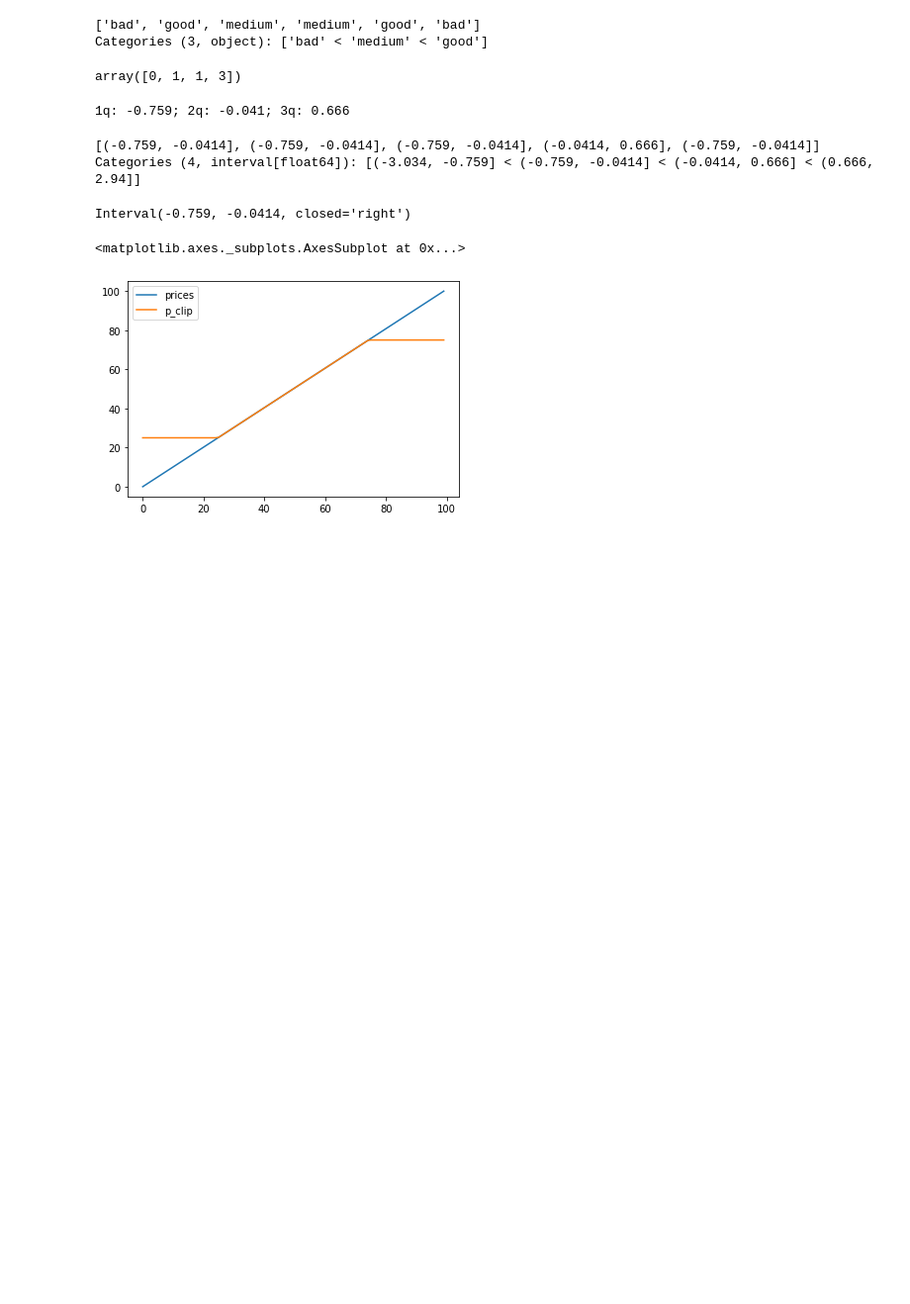
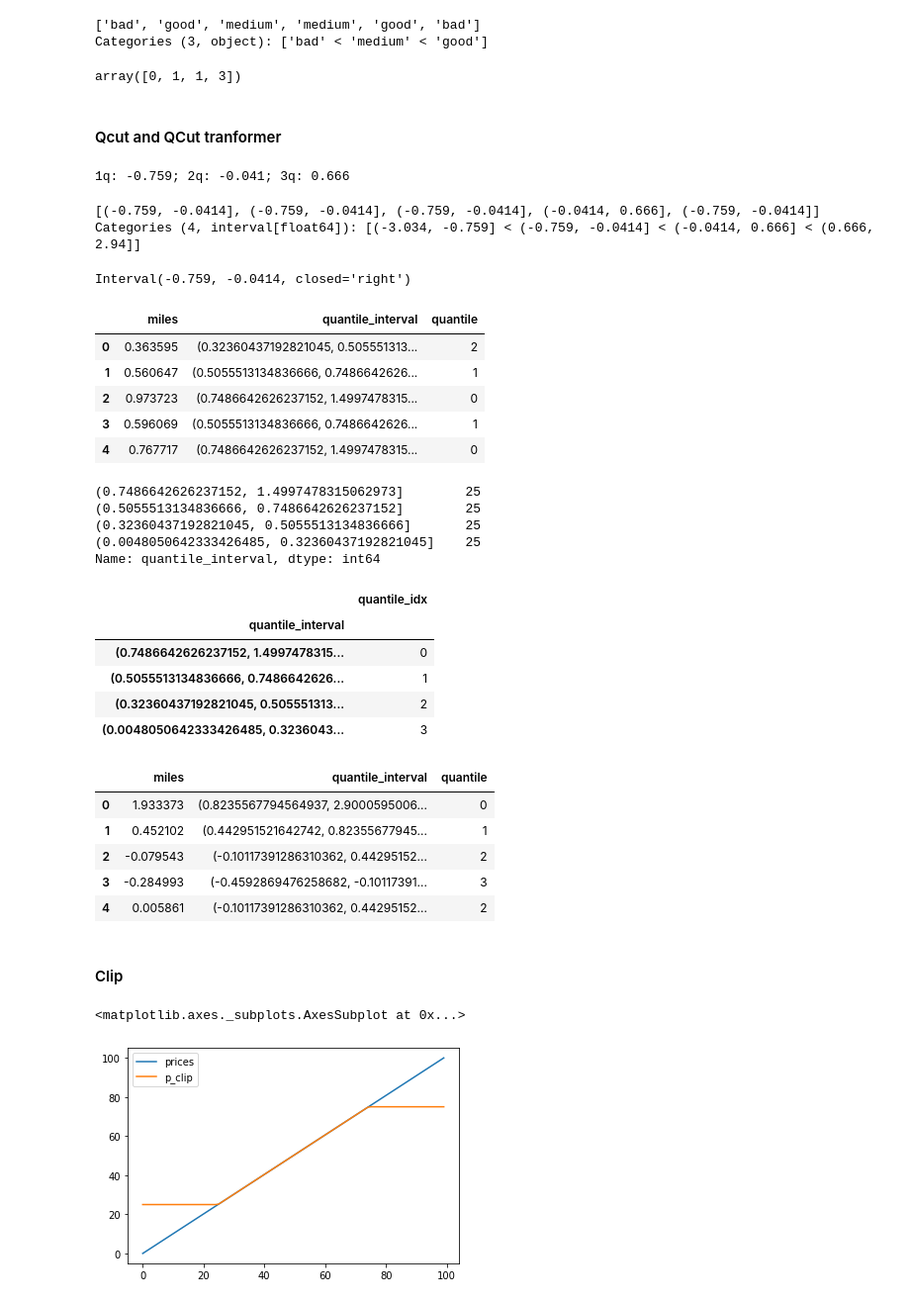
Before and after one commit to leandroohf/ds_pragmatic_programming, a Jupyter notebook: ds_pragmatic_programming_python.ipynb, the cells around one changed output. Shown: that part at 99% size. Saved outputs shown, nothing was run; the diff lists cells and outputs as text; code cells hidden in the pictures; blank space fills up the shorter version.

Commit message:
notebook: better qcut
* Add QCutTransformer

```diff
--- a/ds_pragmatic_programming_python.ipynb
+++ b/ds_pragmatic_programming_python.ipynb
@@ -1566,6 +1566,8 @@ Categories (3, interval[float64]): [(0.994, 3.0] < (3.0, 5.0] < (5.0, 7.0]]
 ['bad', 'good', 'medium', 'medium', 'good', 'bad']
 Categories (3, object): ['bad' < 'medium' < 'good']
 array([0, 1, 1, 3])
+# %% [markdown]
+#### Qcut  and QCut tranformer
 # %%
 ## qcut
 
@@ -1586,3 +1657,46 @@ Interval(-0.759, -0.0414, closed='right')
+# %%
+qc_transformer = QCutTranformer(margin=0.5)
+
+x = np.random.uniform(size=100)
+
+df = pd.DataFrame({'miles': x})
+df['quantile_interval'], df['quantile'] = qc_transformer.fit_transform(df.miles)
+df.head()
+
+df.quantile_interval.value_counts()
+
+qc_transformer.dict_inter_quantile
+
+test = pd.DataFrame({'miles': np.random.normal(loc=0.7,size=11)})
+
+test['quantile_interval'], test['quantile'] = qc_transformer.fit_transform(test.miles)
+test.head()
+# %% [output]
+|  | miles | quantile_interval | quantile |
+| 0 | 0.363595 | (0.32360437192821045, 0.505551313... | 2 |
+| 1 | 0.560647 | (0.5055513134836666, 0.7486642626... | 1 |
+| 2 | 0.973723 | (0.7486642626237152, 1.4997478315... | 0 |
+| 3 | 0.596069 | (0.5055513134836666, 0.7486642626... | 1 |
+| 4 | 0.767717 | (0.7486642626237152, 1.4997478315... | 0 |
+(0.7486642626237152, 1.4997478315062973]        25
+(0.5055513134836666, 0.7486642626237152]        25
+(0.32360437192821045, 0.5055513134836666]       25
+(0.0048050642333426485, 0.32360437192821045]    25
+Name: quantile_interval, dtype: int64
+|  | quantile_idx |
+| quantile_interval |  |
+| (0.7486642626237152, 1.4997478315... | 0 |
+| (0.5055513134836666, 0.7486642626... | 1 |
+| (0.32360437192821045, 0.505551313... | 2 |
+| (0.0048050642333426485, 0.3236043... | 3 |
+|  | miles | quantile_interval | quantile |
+| 0 | 1.933373 | (0.8235567794564937, 2.9000595006... | 0 |
+| 1 | 0.452102 | (0.442951521642742, 0.82355677945... | 1 |
+| 2 | -0.079543 | (-0.10117391286310362, 0.44295152... | 2 |
+| 3 | -0.284993 | (-0.4592869476258682, -0.10117391... | 3 |
+| 4 | 0.005861 | (-0.10117391286310362, 0.44295152... | 2 |
+# %% [markdown]
+#### Clip
 # %%
 # clip
 data_df = pd.DataFrame({'prices': np.linspace(0,100,100)})
```
Also changed, not shown: parts of 1 cell of this notebook.
